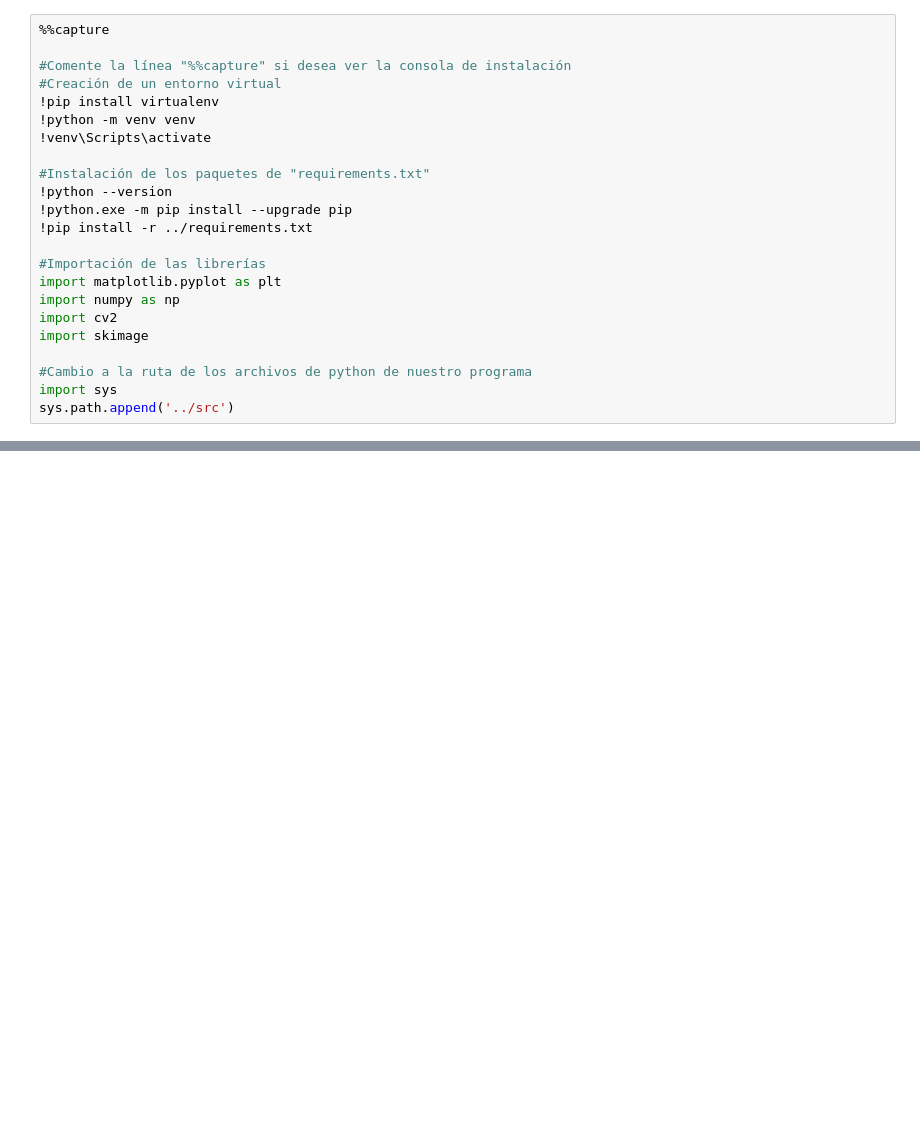
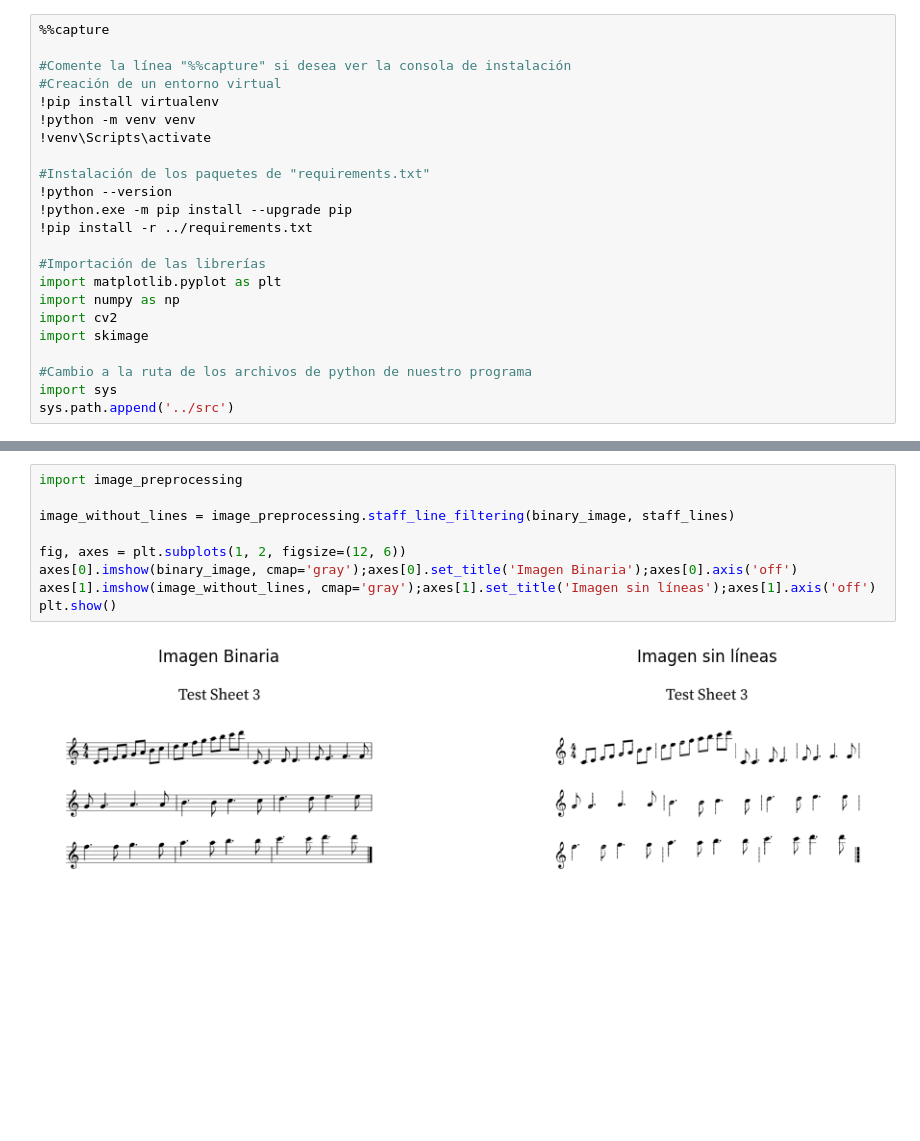
Before and after one commit to tcabgom/Music-Score-Recognition-System, a Jupyter notebook: notebook/Seguimiento 2.ipynb, the cells around one changed output, grey strips where cells are left out. Cells and saved outputs as stored; diff of their text form; blank space fills up the shorter version.

```diff
--- a/notebook/Seguimiento 2.ipynb
+++ b/notebook/Seguimiento 2.ipynb
@@ -145,0 +159,11 @@ axs[3].imshow(div2)
+# %%
+import image_preprocessing
+
+image_without_lines = image_preprocessing.staff_line_filtering(binary_image, staff_lines)
+
+fig, axes = plt.subplots(1, 2, figsize=(12, 6))
+axes[0].imshow(binary_image, cmap='gray');axes[0].set_title('Imagen Binaria');axes[0].axis('off')
+axes[1].imshow(image_without_lines, cmap='gray');axes[1].set_title('Imagen sin líneas');axes[1].axis('off')
+plt.show()
+# %% [output]
+[figure, added]
```
Also changed, not shown: parts of 19 cells of this notebook, 8 other files.
